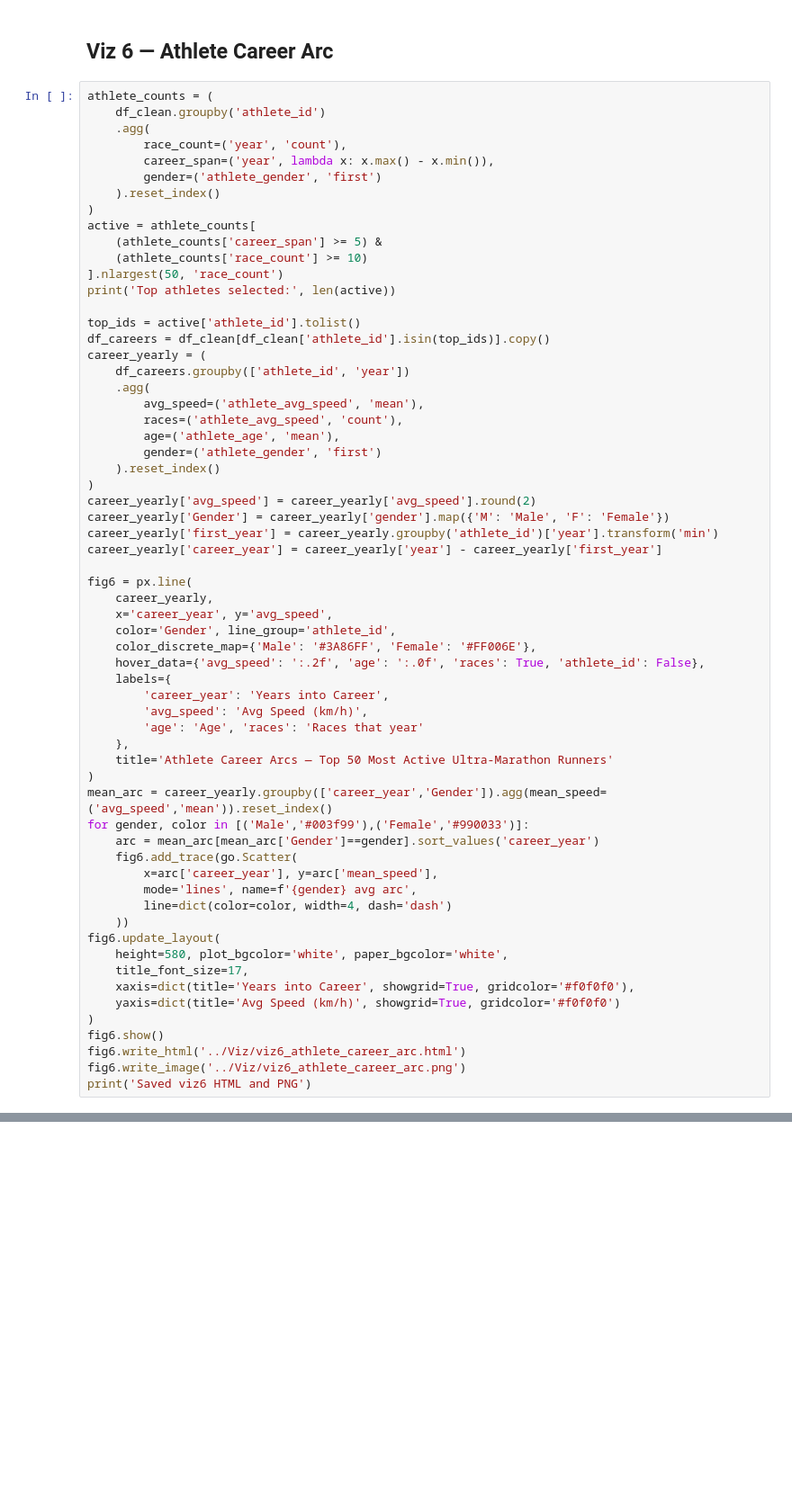
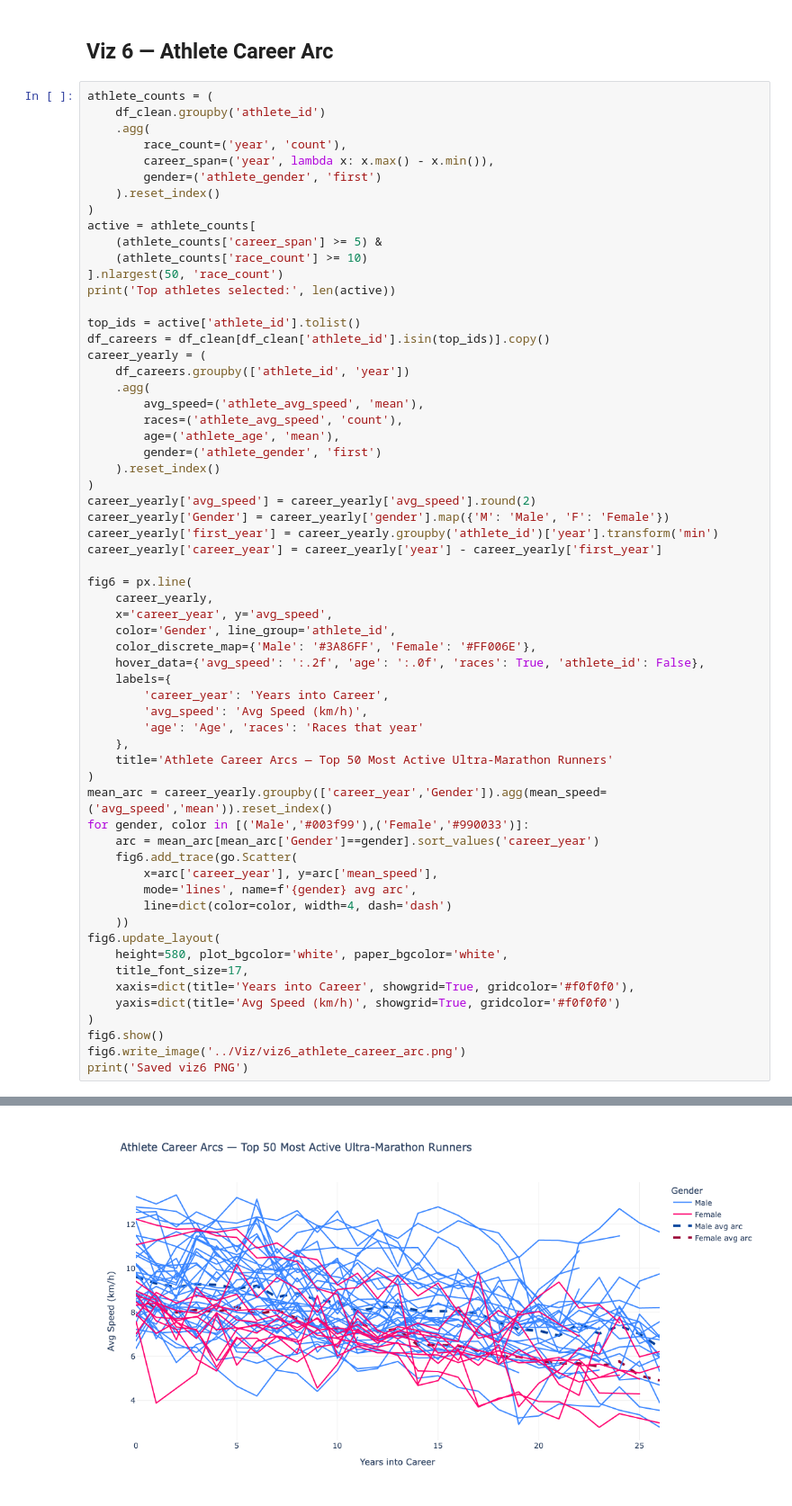
Before and after one commit to luizsamelo/ultramarathon-performance-viz, a Jupyter notebook: Notebooks/ultra_partC.ipynb, the cells around one changed output, grey strips where cells are left out. Shown at 90% size. Saved outputs shown, nothing was run; the diff lists cells and outputs as text; blank space fills up the shorter version.

```diff
--- a/Notebooks/ultra_partC.ipynb
+++ b/Notebooks/ultra_partC.ipynb
@@ -148,6 +147,6 @@ fig6.update_layout(
     yaxis=dict(title='Avg Speed (km/h)', showgrid=True, gridcolor='#f0f0f0')
 )
 fig6.show()
-fig6.write_html('../Viz/viz6_athlete_career_arc.html')
 fig6.write_image('../Viz/viz6_athlete_career_arc.png')
-print('Saved viz6 HTML and PNG')
+print('Saved viz6 PNG')
+# %% [output]
@@ -153,0 +154 @@ print('Saved viz6 HTML and PNG')
+[figure, added]
```
Also changed, not shown: parts of 2 cells of this notebook, 1 other file.
